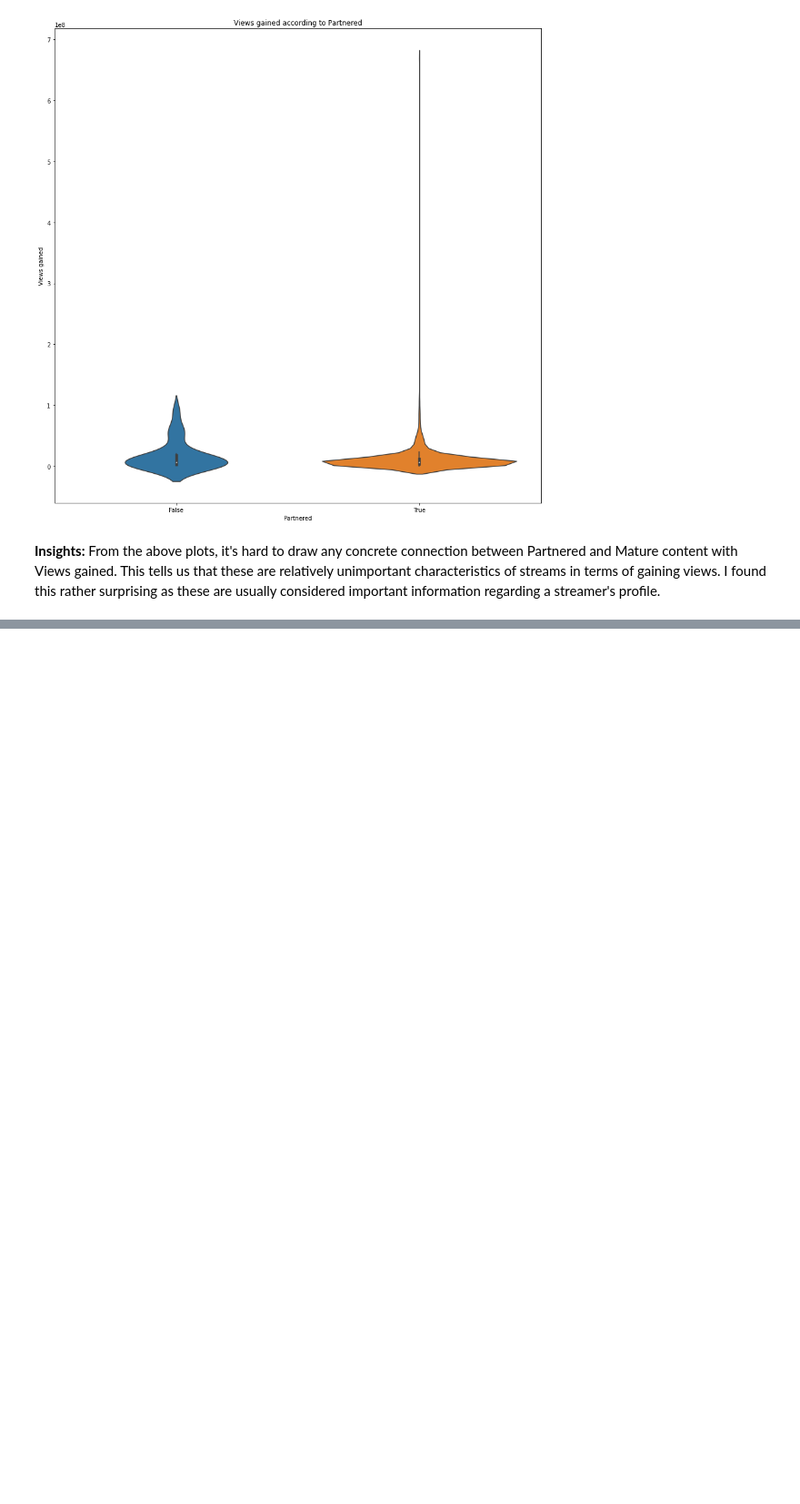
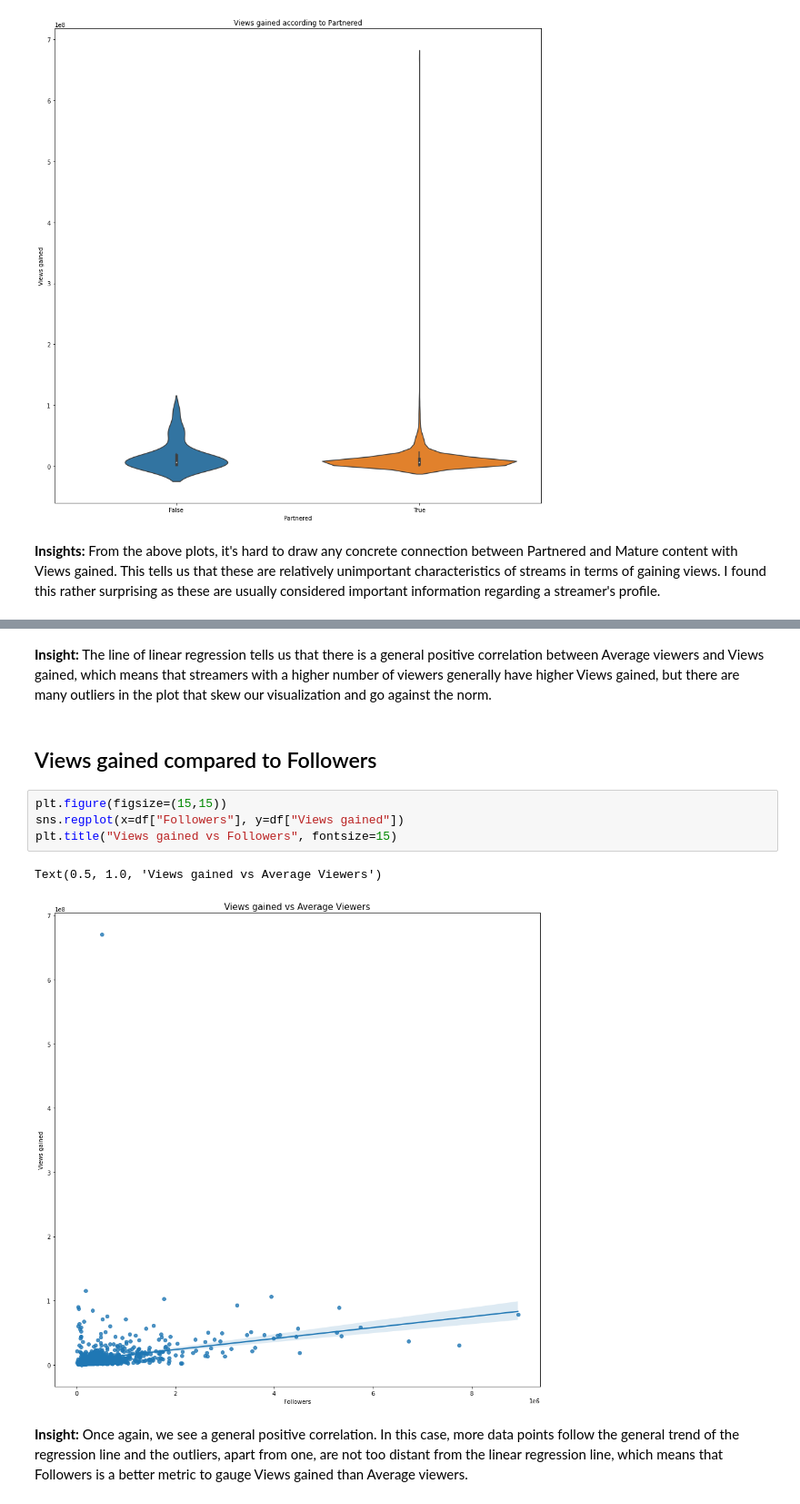
Before and after one commit to RitwikN7/twitch-EDA, a Jupyter notebook: twitchEDA.ipynb, the cells around one changed output, grey strips where cells are left out. Shown: that part at 91% size. Cells and saved outputs as stored; diff of their text form; blank space fills up the shorter version.

```diff
--- a/twitchEDA.ipynb
+++ b/twitchEDA.ipynb
@@ -179,0 +191,13 @@ plt.show()
+# %% [markdown]
+**Insight:** The line of linear regression tells us that there is a general positive correlation between Average viewers and Views gained, which means that streamers with a higher number of viewers generally have higher Views gained, but there are many outliers in the plot that skew our visualization and go against the norm.
+# %% [markdown]
+## Views gained compared to Followers
+# %%
+plt.figure(figsize=(15,15))
+sns.regplot(x=df["Followers"], y=df["Views gained"])
+plt.title("Views gained vs Followers", fontsize=15)
+# %% [output]
+Text(0.5, 1.0, 'Views gained vs Average Viewers')
+[figure, added]
+# %% [markdown]
+**Insight:** Once again, we see a general positive correlation. In this case, more data points follow the general trend of the regression line and the outliers, apart from one, are not too distant from the linear regression line, which means that Followers is a better metric to gauge Views gained than Average viewers.
```
Also changed, not shown: parts of 4 cells of this notebook.
